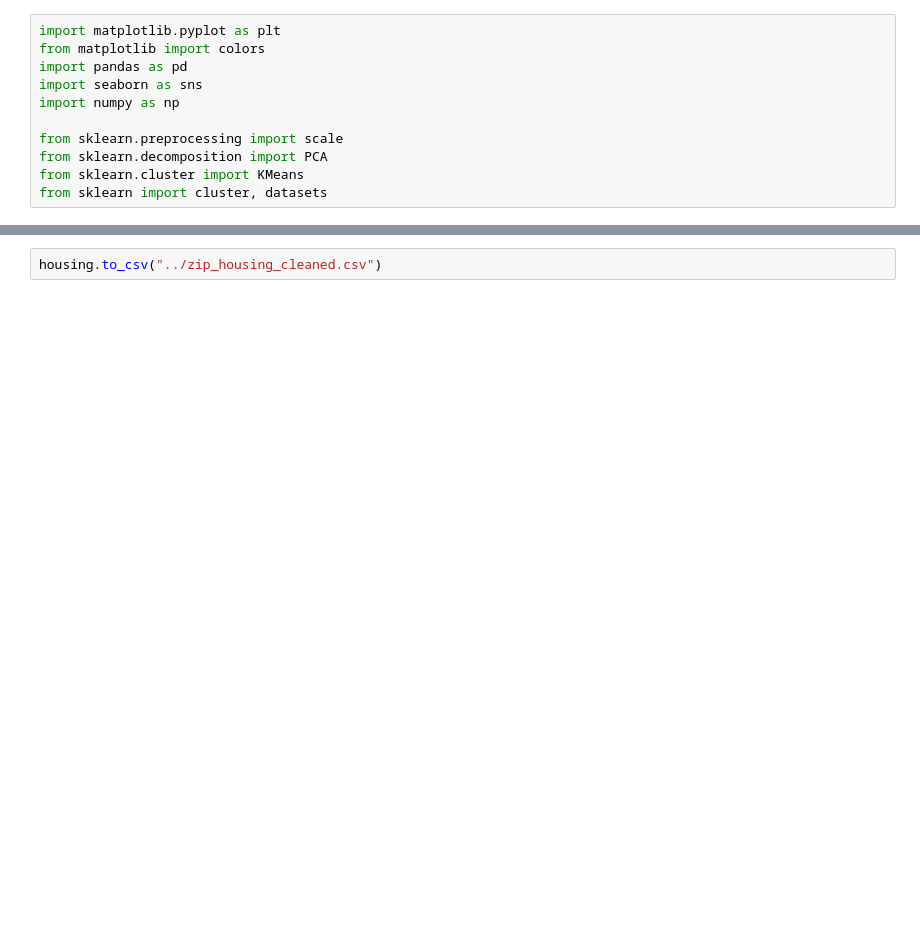
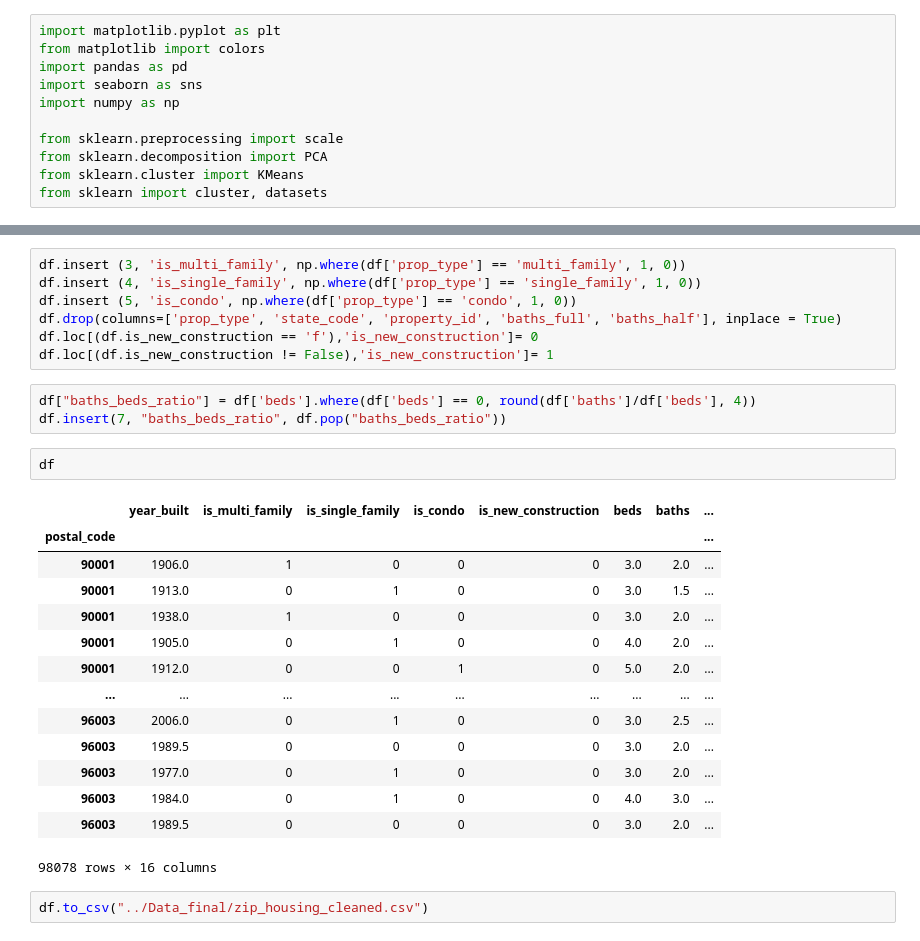
Before and after one commit to sakuraszy/STATS-170A-Group, a Jupyter notebook: Wrangling_code/zip_housing_clean_up.ipynb, the cells around one changed output, grey strips where cells are left out. Drawn from its saved outputs; the diff is of its cells as text; blank space fills up the shorter version.

```diff
--- a/Wrangling_code/zip_housing_clean_up.ipynb
+++ b/Wrangling_code/zip_housing_clean_up.ipynb
@@ -111,2 +118,29 @@ df.head(20)
+# %%
+df.insert (3, 'is_multi_family', np.where(df['prop_type'] == 'multi_family', 1, 0))
+df.insert (4, 'is_single_family', np.where(df['prop_type'] == 'single_family', 1, 0))
+df.insert (5, 'is_condo', np.where(df['prop_type'] == 'condo', 1, 0))
+df.drop(columns=['prop_type', 'state_code', 'property_id', 'baths_full', 'baths_half'], inplace = True)
+df.loc[(df.is_new_construction == 'f'),'is_new_construction']= 0
+df.loc[(df.is_new_construction != False),'is_new_construction']= 1
+# %%
+df["baths_beds_ratio"] = df['beds'].where(df['beds'] == 0, round(df['baths']/df['beds'], 4))
+df.insert(7, "baths_beds_ratio", df.pop("baths_beds_ratio"))
+# %%
+df
+# %% [output]
+|  | year_built | is_multi_family | is_single_family | is_condo | is_new_construction | beds | baths | ... |
+| postal_code |  |  |  |  |  |  |  | ... |
+| 90001 | 1906.0 | 1 | 0 | 0 | 0 | 3.0 | 2.0 | ... |
+| 90001 | 1913.0 | 0 | 1 | 0 | 0 | 3.0 | 1.5 | ... |
+| 90001 | 1938.0 | 1 | 0 | 0 | 0 | 3.0 | 2.0 | ... |
+| 90001 | 1905.0 | 0 | 1 | 0 | 0 | 4.0 | 2.0 | ... |
+| 90001 | 1912.0 | 0 | 0 | 1 | 0 | 5.0 | 2.0 | ... |
+| ... | ... | ... | ... | ... | ... | ... | ... | ... |
+| 96003 | 2006.0 | 0 | 1 | 0 | 0 | 3.0 | 2.5 | ... |
+| 96003 | 1989.5 | 0 | 0 | 0 | 0 | 3.0 | 2.0 | ... |
+| 96003 | 1977.0 | 0 | 1 | 0 | 0 | 3.0 | 2.0 | ... |
+| 96003 | 1984.0 | 0 | 1 | 0 | 0 | 4.0 | 3.0 | ... |
+| 96003 | 1989.5 | 0 | 0 | 0 | 0 | 3.0 | 2.0 | ... |
+98078 rows × 16 columns
 # %%
-housing.to_csv("../zip_housing_cleaned.csv")
+df.to_csv("../Data_final/zip_housing_cleaned.csv")
```
Also changed, not shown: parts of 8 cells of this notebook, 4 other files.
